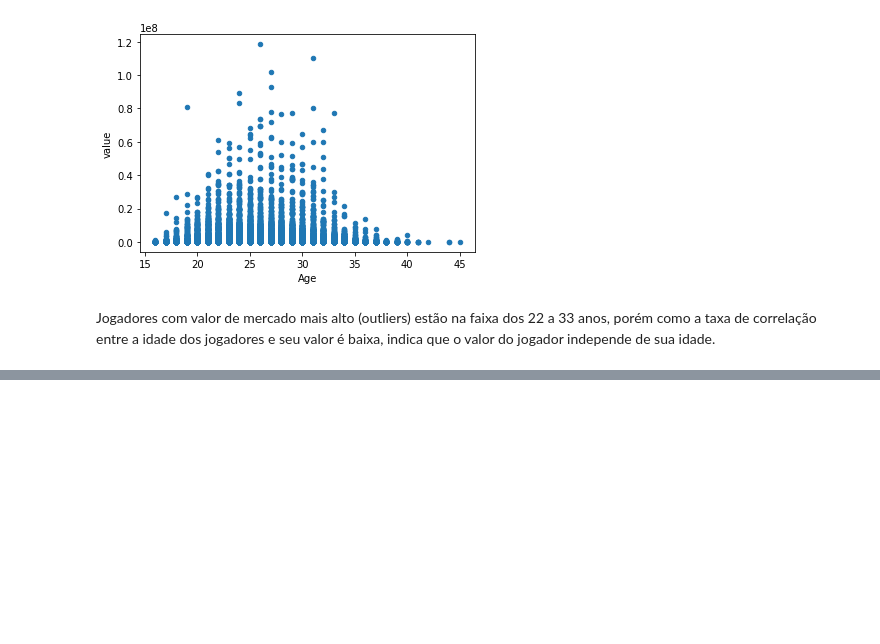
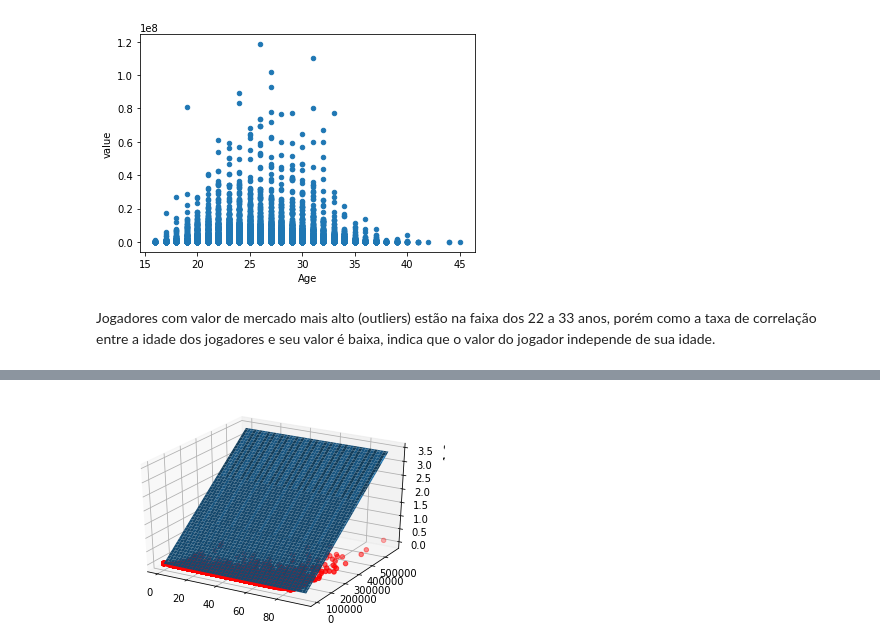
Before and after one commit to matheusar/Projeto-3-CDD, a Jupyter notebook: FIFA18/ProjetoFinal.ipynb, the cells around one changed output, grey strips where cells are left out. Drawn from its saved outputs; the diff is of its cells as text; code cells hidden in the pictures; blank space fills up the shorter version.

```diff
--- a/FIFA18/ProjetoFinal.ipynb
+++ b/FIFA18/ProjetoFinal.ipynb
@@ -166,7 +167,7 @@ atributos = ['Crossing', 'Finishing', 'HeadingAccuracy', 'ShortPassing', 'Volley
        'ShotPower', 'Jumping', 'Stamina', 'Strength', 'LongShots',
        'Aggression', 'Interceptions', 'Positioning', 'Vision', 'Penalties',
        'Composure', 'Marking', 'StandingTackle', 'SlidingTackle', 'GKDiving',
-       'GKHandling', 'GKKicking', 'GKPositioning', 'GKReflexes']
+       'GKHandling', 'GKKicking', 'GKPositioning', 'GKReflexes', 'value', 'wage', 'release clause']
 atr = dt2.loc[:, atributos]
 atr.head()
 # %% [output]
@@ -200,0 +297,44 @@ corr
+# %%
+C = results2.params['const']
+a = results2.params["Crossing"]
+b = results2.params["Finishing"]
+c = results2.params["ShortPassing"]
+d = results2.params["Volleys"]
+e = results2.params['Dribbling']
+f = results2.params['FKAccuracy']
+g = results2.params['Acceleration']
+h = results2.params['SprintSpeed']
+i = results2.params['Agility']
+j = results2.params['Reactions']
+k = results2.params['Balance']
+l = results2.params['ShotPower']
+m = results2.params['Jumping']
+n = results2.params['Stamina']
+o = results2.params['Strength']
+p = results2.params['LongShots']
+q = results2.params['Aggression']
+r = results2.params['Interceptions']
+s = results2.params['Positioning']
+t = results2.params['Vision']
+u = results2.params['Penalties']
+v = results2.params['Composure']
+w = results2.params['Marking']
+x = results2.params['StandingTackle']
+y = results2.params['SlidingTackle']
+z = results2.params['wage']
+a1 = results2.params['release clause']
+
+def f(x1, x2):
+    return C+b*x1 + w*x2
+
+npoints = 100
+x1 = np.linspace(X1["Finishing"].min(), X1["Finishing"].max(), npoints)
+x2 = np.linspace(X1["wage"].min(), X1["wage"].max(), npoints)
+# %%
+x1_xx, x2_yy = np.meshgrid(x1, x2)
+z = f(x1_xx, x2_yy)
+plt3d = plt.figure().gca(projection="3d")
+plt3d.plot_surface(x1_xx, x2_yy, z)
+plt3d.scatter(X1["Finishing"], X1["wage"], Y , color="r");
+# %% [output]
+[figure, added]
```
Also changed, not shown: parts of 6 cells of this notebook.
